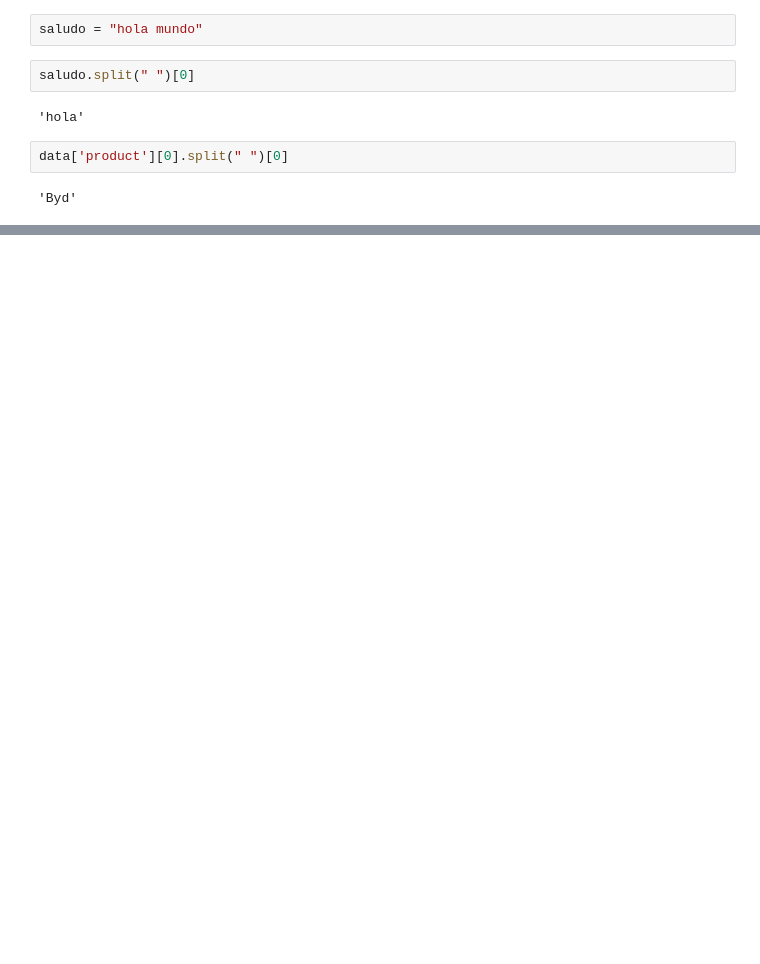
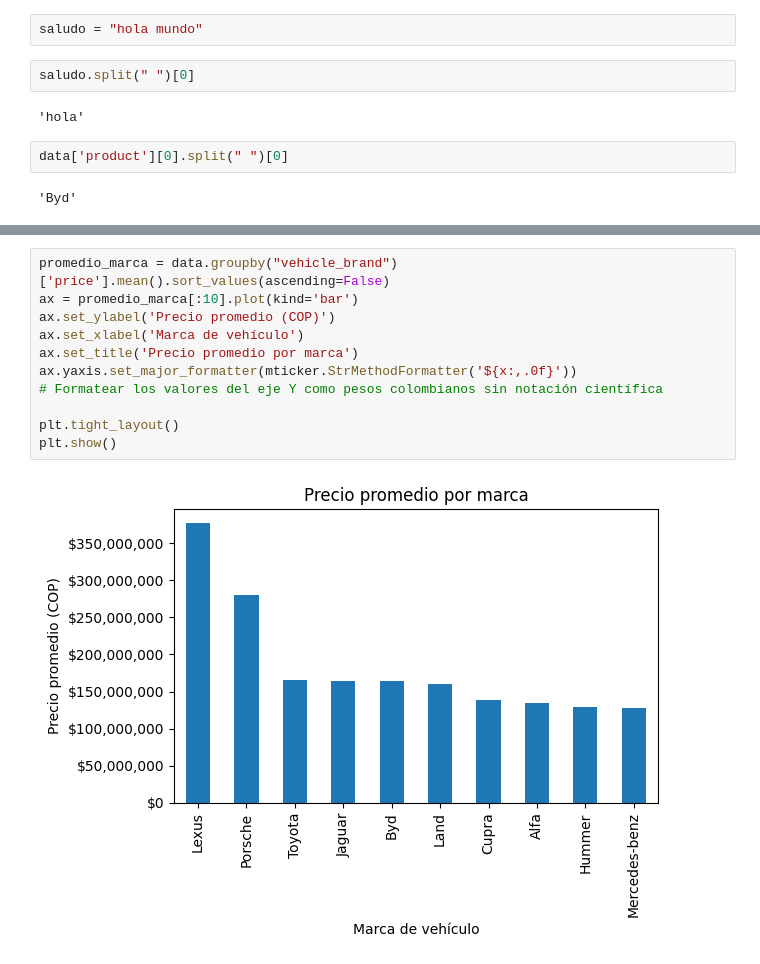
Before and after one commit to Wilmar3752/python_basic_ds_course, a Jupyter notebook: notebooks/2.eda.ipynb, the cells around one changed output, grey strips where cells are left out. Drawn from its saved outputs; the diff is of its cells as text; blank space fills up the shorter version.

```diff
--- a/notebooks/2.eda.ipynb
+++ b/notebooks/2.eda.ipynb
@@ -155,0 +163,13 @@ data['product'][0].split(" ")[0]
+# %%
+promedio_marca = data.groupby("vehicle_brand")['price'].mean().sort_values(ascending=False)
+ax = promedio_marca[:10].plot(kind='bar')
+ax.set_ylabel('Precio promedio (COP)')
+ax.set_xlabel('Marca de vehículo')
+ax.set_title('Precio promedio por marca')
+ax.yaxis.set_major_formatter(mticker.StrMethodFormatter('${x:,.0f}'))
+# Formatear los valores del eje Y como pesos colombianos sin notación científica
+
+plt.tight_layout()
+plt.show()
+# %% [output]
+[figure, added]
```
Also changed, not shown: parts of 28 cells of this notebook, 7 other files.
